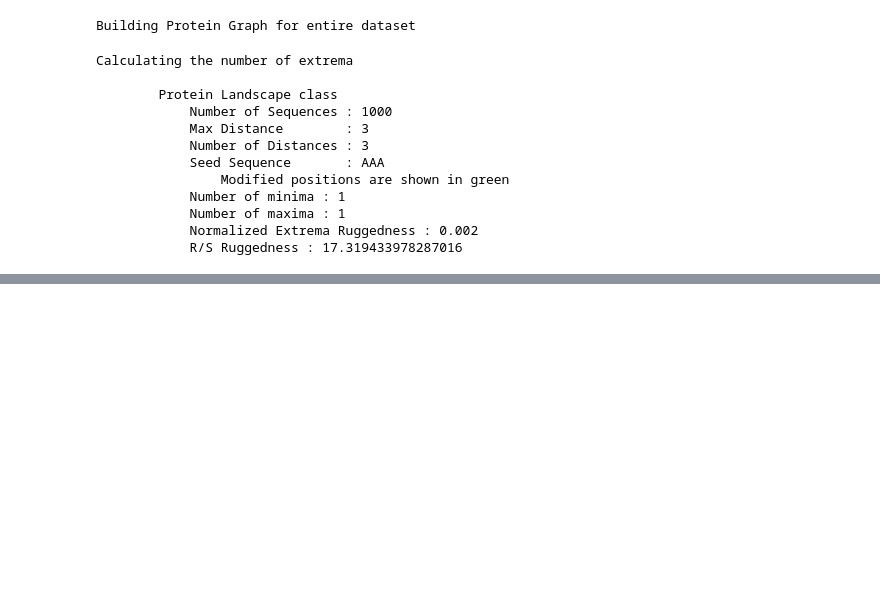
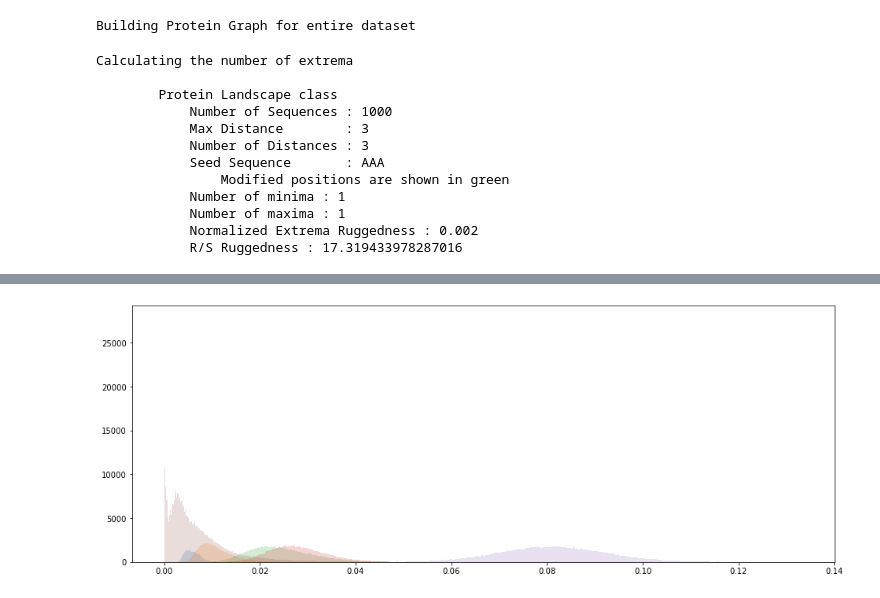
Before and after one commit to acmater/prograph, a Jupyter notebook: Landscape_Class_Testing.ipynb, the cells around one changed output, grey strips where cells are left out. Saved outputs shown, nothing was run; the diff lists cells and outputs as text; code cells hidden in the pictures; blank space fills up the shorter version.

```diff
--- a/Landscape_Class_Testing.ipynb
+++ b/Landscape_Class_Testing.ipynb
@@ -105,0 +154,6 @@ array(['ACC', 0.419575537582535], dtype=object)
+# %%
+k0 = Protein_Landscape(csv_path=Datasets+"NK/K0/V0.csv",gen_graph=True)
+k1 = Protein_Landscape(csv_path=Datasets+"NK/K1/V0.csv",gen_graph=True)
+k2 = Protein_Landscape(csv_path=Datasets+"NK/K2/V0.csv",gen_graph=True)
+k3 = Protein_Landscape(csv_path=Datasets+"NK/K3/V0.csv",gen_graph=True)
+k4 = Protein_Landscape(csv_path=Datasets+"NK/K4/V0.csv",gen_graph=True)
@@ -105,0 +225,7 @@ array(['ACC', 0.419575537582535], dtype=object)
+# %%
+graphs = [k0,k1,k2,k3,k4]
+rugs = [[],[],[],[],[]]
+
+for i,graph in enumerate(graphs):
+    for key in graph.graph.keys():
+        rugs[i].append(np.var(graph.fitnesses[graph.graph[key]["neighbours"]]))
@@ -105,0 +237,12 @@ array(['ACC', 0.419575537582535], dtype=object)
+# %%
+import matplotlib.pyplot as plt
+
+fig = plt.figure(figsize=(16,6))
+
+for rug in rugs:
+    plt.hist(rug,bins=200,alpha=0.2)
+#plt.hist(random,bins=200)
+plt.hist(gb12_rug,bins=1000,alpha=0.2)
+plt.show()
+# %% [output]
+[figure, added]
```
Also changed, not shown: parts of 16 cells of this notebook, 2 other files.
